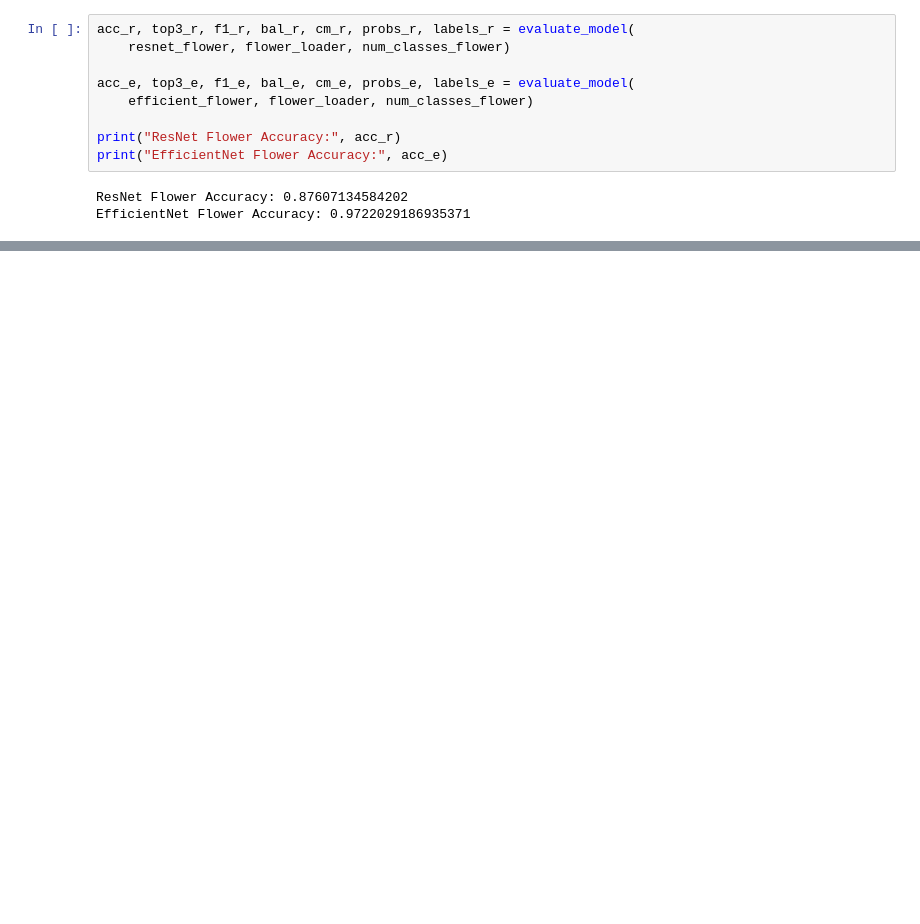
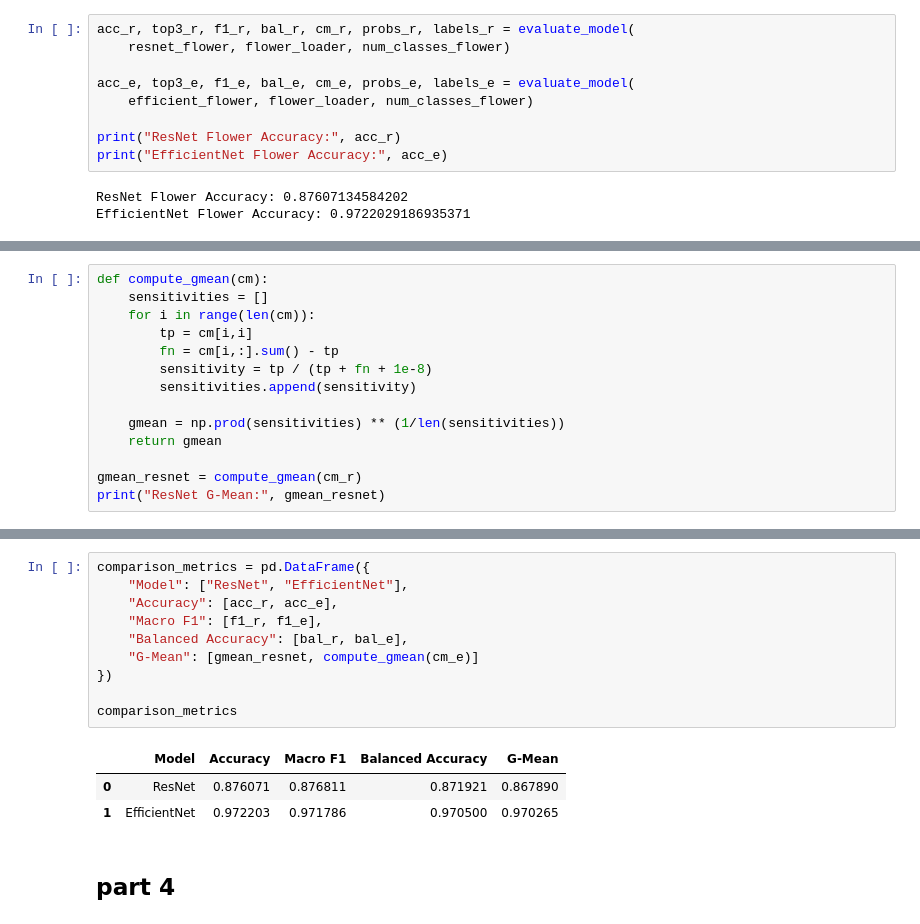
Before and after one commit to aarchi-dot/deep-learning, a Jupyter notebook: DL_lab4.ipynb, the cells around one changed output, grey strips where cells are left out. Cells and saved outputs as stored; diff of their text form; blank space fills up the shorter version.

```diff
--- a/DL_lab4.ipynb
+++ b/DL_lab4.ipynb
@@ -407,0 +509,14 @@ EfficientNet Flower Accuracy: 0.9722029186935371
+# %%
+def compute_gmean(cm):
+    sensitivities = []
+    for i in range(len(cm)):
+        tp = cm[i,i]
+        fn = cm[i,:].sum() - tp
+        sensitivity = tp / (tp + fn + 1e-8)
+        sensitivities.append(sensitivity)
+
+    gmean = np.prod(sensitivities) ** (1/len(sensitivities))
+    return gmean
+
+gmean_resnet = compute_gmean(cm_r)
+print("ResNet G-Mean:", gmean_resnet)
@@ -407,0 +559,16 @@ EfficientNet Flower Accuracy: 0.9722029186935371
+# %%
+comparison_metrics = pd.DataFrame({
+    "Model": ["ResNet", "EfficientNet"],
+    "Accuracy": [acc_r, acc_e],
+    "Macro F1": [f1_r, f1_e],
+    "Balanced Accuracy": [bal_r, bal_e],
+    "G-Mean": [gmean_resnet, compute_gmean(cm_e)]
+})
+
+comparison_metrics
+# %% [output]
+|  | Model | Accuracy | Macro F1 | Balanced Accuracy | G-Mean |
+| 0 | ResNet | 0.876071 | 0.876811 | 0.871921 | 0.867890 |
+| 1 | EfficientNet | 0.972203 | 0.971786 | 0.970500 | 0.970265 |
+# %% [markdown]
+## **part 4**
```
Also changed, not shown: parts of 10 cells of this notebook.
